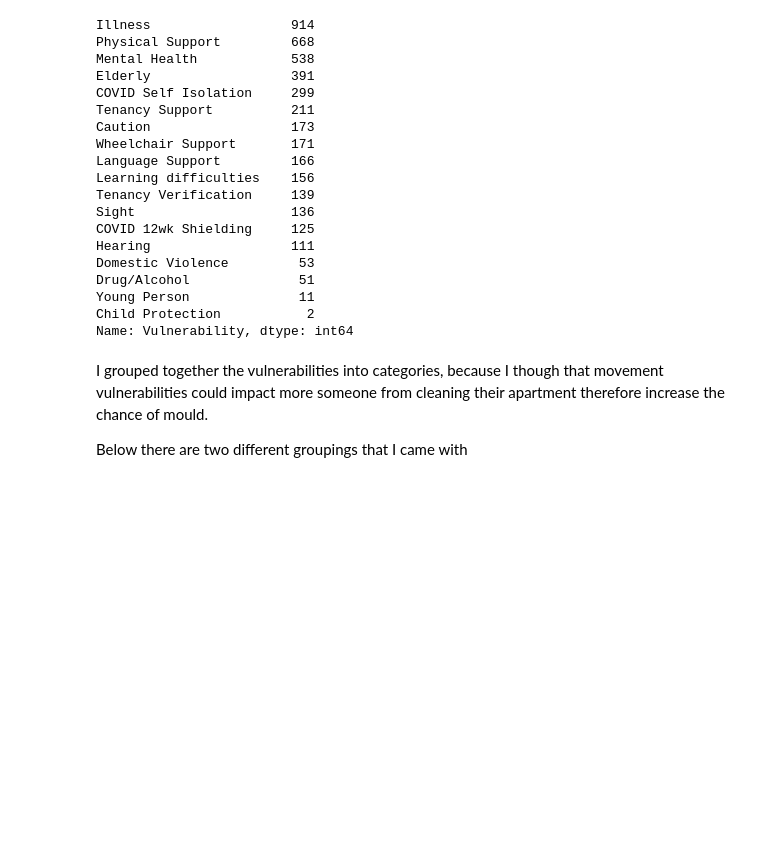
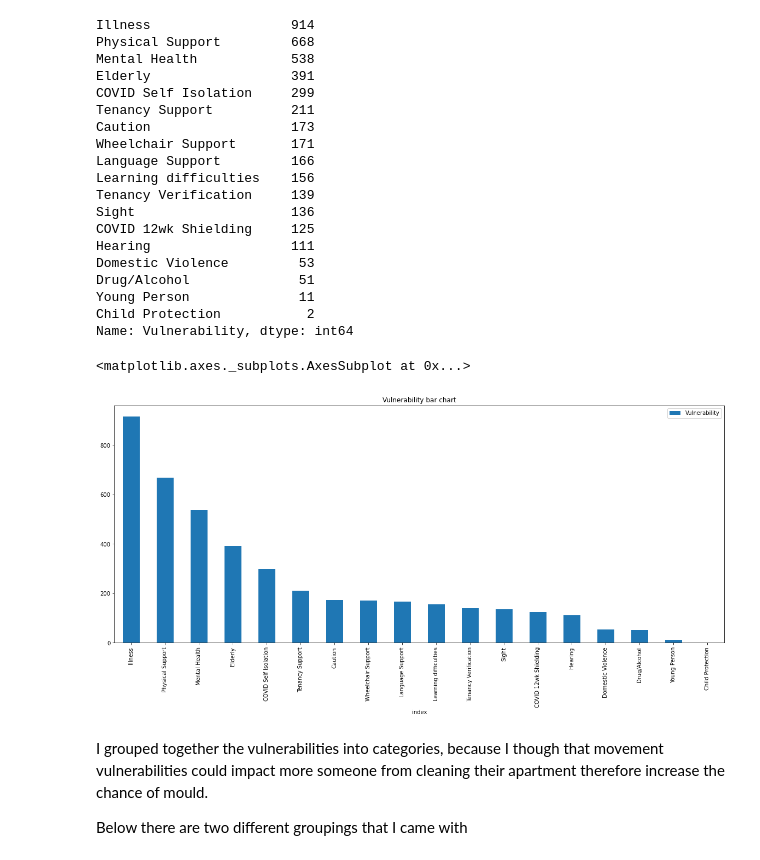
Before and after one commit to kleokog/Mycodes, a Jupyter notebook: L&Q/Code/Mould Probability estimation.ipynb, the cells around one changed output. Saved outputs shown, nothing was run; the diff lists cells and outputs as text; code cells hidden in the pictures; blank space fills up the shorter version.

```diff
--- a/L&Q/Code/Mould Probability estimation.ipynb
+++ b/L&Q/Code/Mould Probability estimation.ipynb
@@ -115,6 +118,11 @@ Drug/Alcohol              51
 Young Person              11
 Child Protection           2
 Name: Vulnerability, dtype: int64
+# %%
+vulnerability_data['Vulnerability'].value_counts().reset_index().sort_values('Vulnerability', ascending = False).set_index('index').plot.bar(figsize = (20,8), title = "Vulnerability bar chart")
+# %% [output]
+<matplotlib.axes._subplots.AxesSubplot at 0x...>
+[figure, added]
 # %% [markdown]
 I grouped together the vulnerabilities into categories, because I though that movement vulnerabilities could impact more someone from cleaning their apartment therefore increase the chance of mould.
 
```
Also changed, not shown: parts of 27 cells of this notebook.
